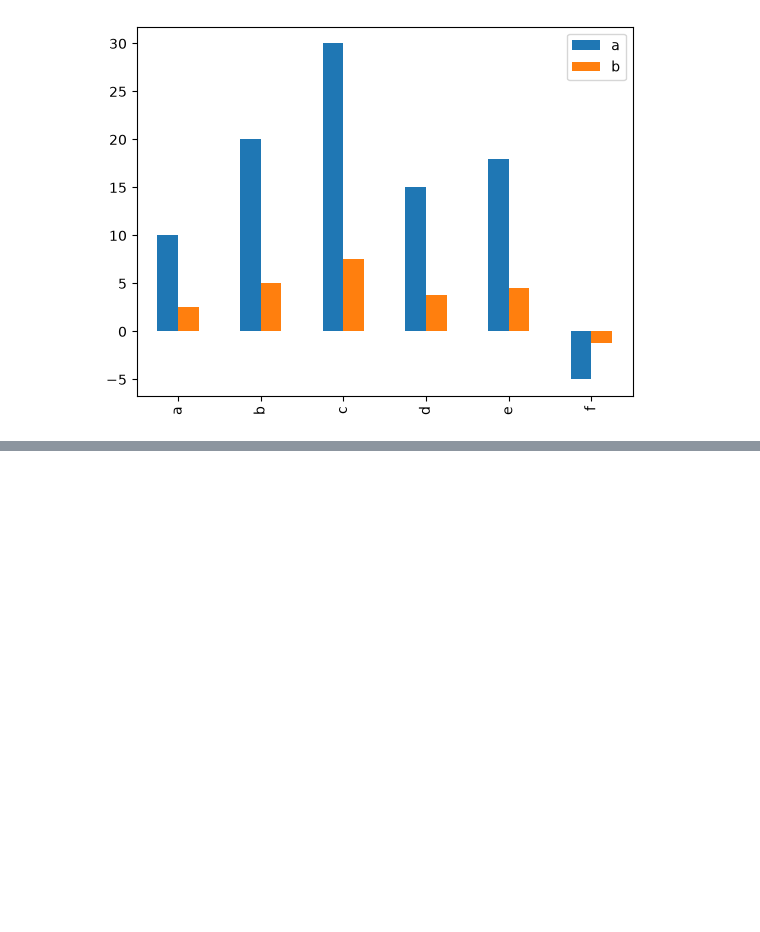
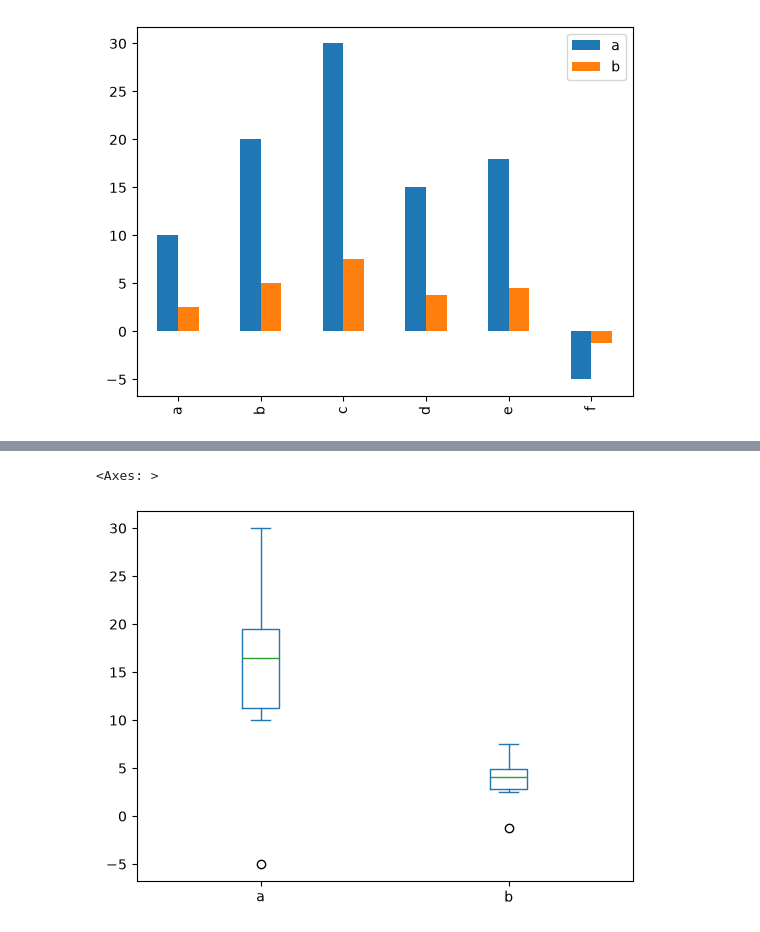
Before and after one commit to reuven/BDTMSD-Python-2026-07, a Jupyter notebook: BDTMSD-Python-2026-10-09.ipynb, the cells around one changed output, grey strips where cells are left out. Saved outputs shown, nothing was run; the diff lists cells and outputs as text; code cells hidden in the pictures; blank space fills up the shorter version.

```diff
--- a/BDTMSD-Python-2026-10-09.ipynb
+++ b/BDTMSD-Python-2026-10-09.ipynb
@@ -454,0 +468,5 @@ df.plot.bar()
+# %%
+df.plot.box()
+# %% [output]
+<Axes: >
+[figure, added]
```
Also changed, not shown: parts of 2 cells of this notebook.
